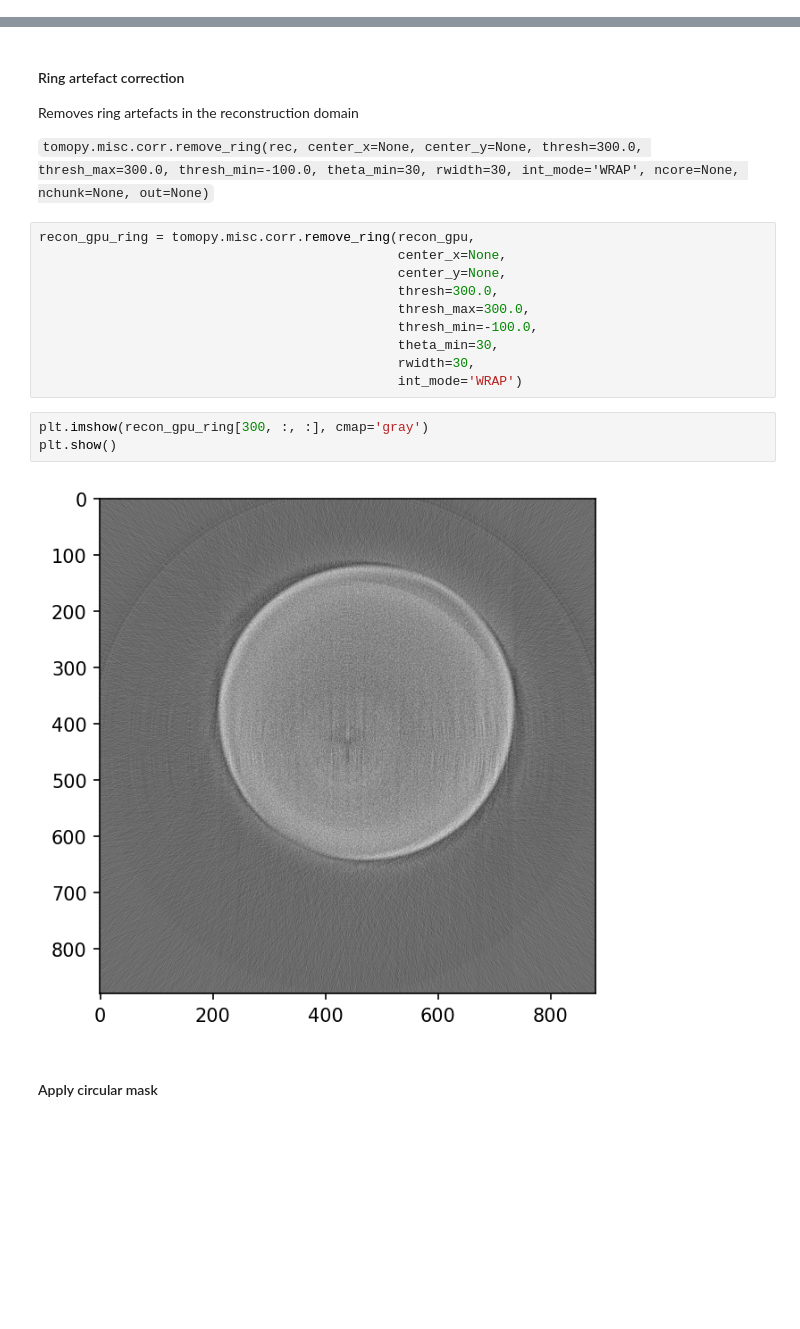
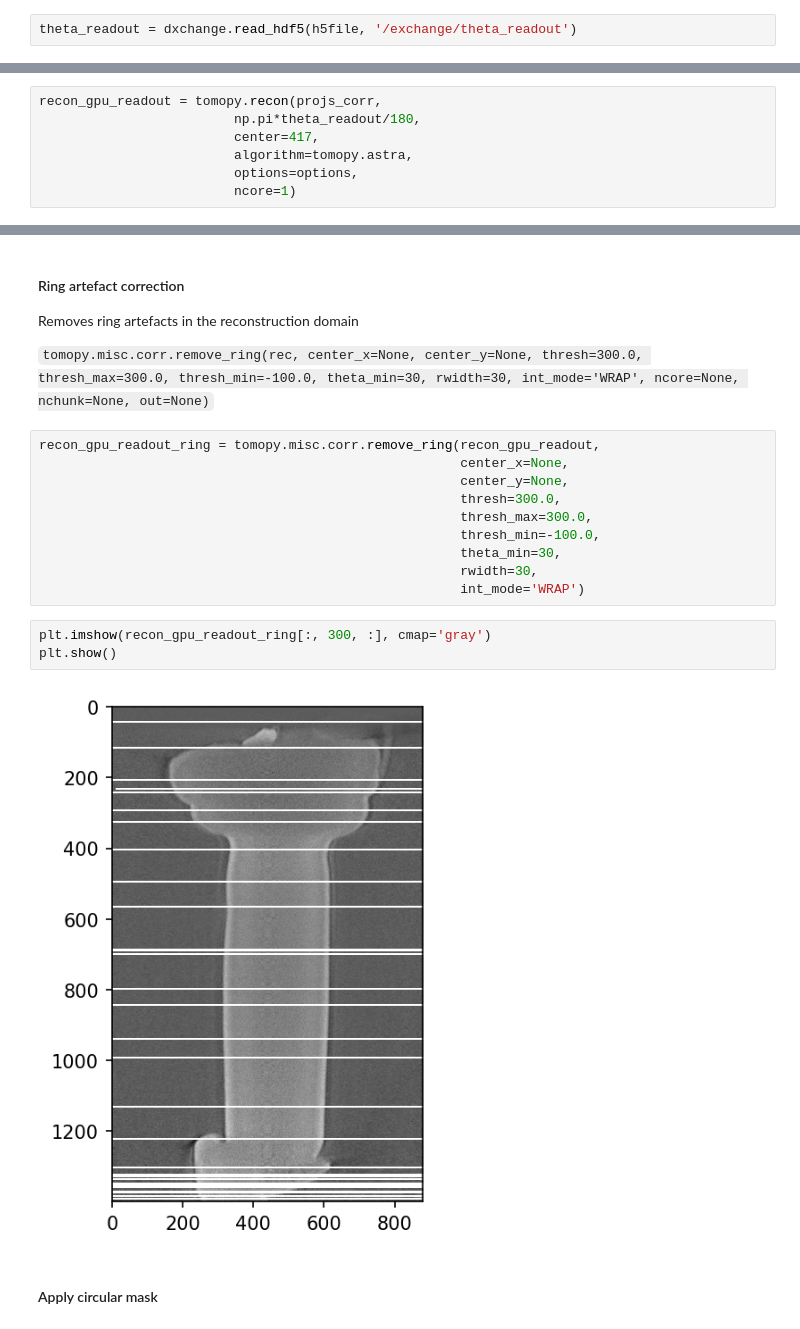
Before and after one commit to SESAME-Synchrotron/BEATS_recon, a Jupyter notebook: examples/BEATS_KBLT_tomopy_recon_test_02.ipynb, the cells around one changed output, grey strips where cells are left out. Cells and saved outputs as stored; diff of their text form; blank space fills up the shorter version.

Commit message:
recon with theta readout

```diff
--- a/examples/BEATS_KBLT_tomopy_recon_test_02.ipynb
+++ b/examples/BEATS_KBLT_tomopy_recon_test_02.ipynb
@@ -98,0 +101,2 @@ if theta is None:
+# %%
+theta_readout = dxchange.read_hdf5(h5file, '/exchange/theta_readout')
@@ -221,0 +250,7 @@ plt.show()
+# %%
+recon_gpu_readout = tomopy.recon(projs_corr,
+                         np.pi*theta_readout/180,
+                         center=417,
+                         algorithm=tomopy.astra,
+                         options=options,
+                         ncore=1)
@@ -225,20 +262,20 @@ Removes ring artefacts in the reconstruction domain
 
 `tomopy.misc.corr.remove_ring(rec, center_x=None, center_y=None, thresh=300.0, thresh_max=300.0, thresh_min=-100.0, theta_min=30, rwidth=30, int_mode='WRAP', ncore=None, nchunk=None, out=None)`
 # %%
-recon_gpu_ring = tomopy.misc.corr.remove_ring(recon_gpu,
-                                              center_x=None,
-                                              center_y=None,
-                                              thresh=300.0,
-                                              thresh_max=300.0,
-                                              thresh_min=-100.0,
-                                              theta_min=30,
-                                              rwidth=30,
-                                              int_mode='WRAP')
+recon_gpu_readout_ring = tomopy.misc.corr.remove_ring(recon_gpu_readout,
+                                                      center_x=None,
+                                                      center_y=None,
+                                                      thresh=300.0,
+                                                      thresh_max=300.0,
+                                                      thresh_min=-100.0,
+                                                      theta_min=30,
+                                                      rwidth=30,
+                                                      int_mode='WRAP')
 # %%
-plt.imshow(recon_gpu_ring[300, :, :], cmap='gray')
+plt.imshow(recon_gpu_readout_ring[:, 300, :], cmap='gray')
 plt.show()
 # %% [output]
-[figure, old version]
+[figure, new version]
 # %% [markdown]
 #### Apply circular mask
 # %%
```
Also changed, not shown: parts of 5 cells of this notebook.
